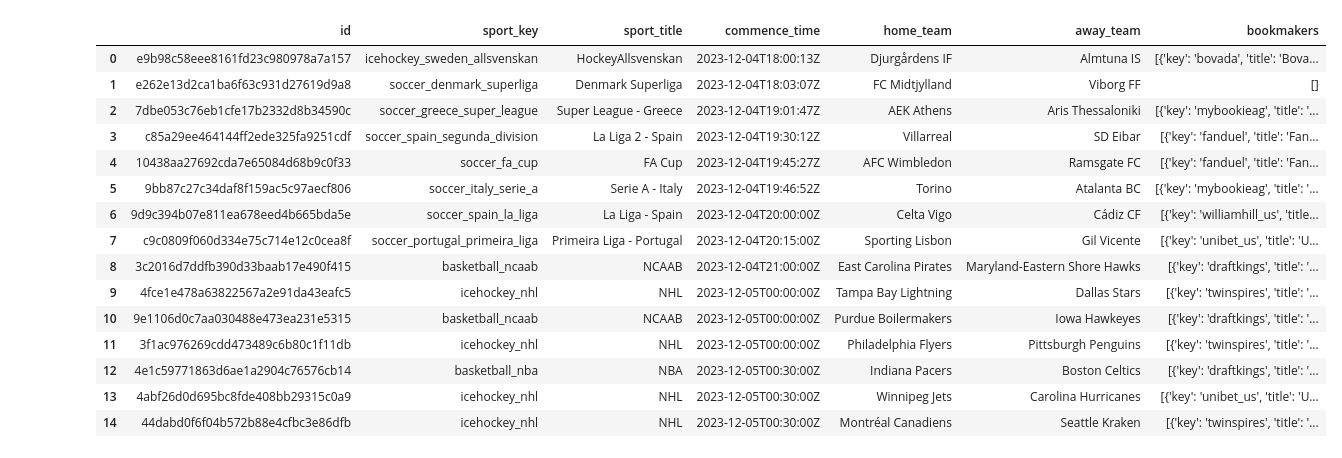
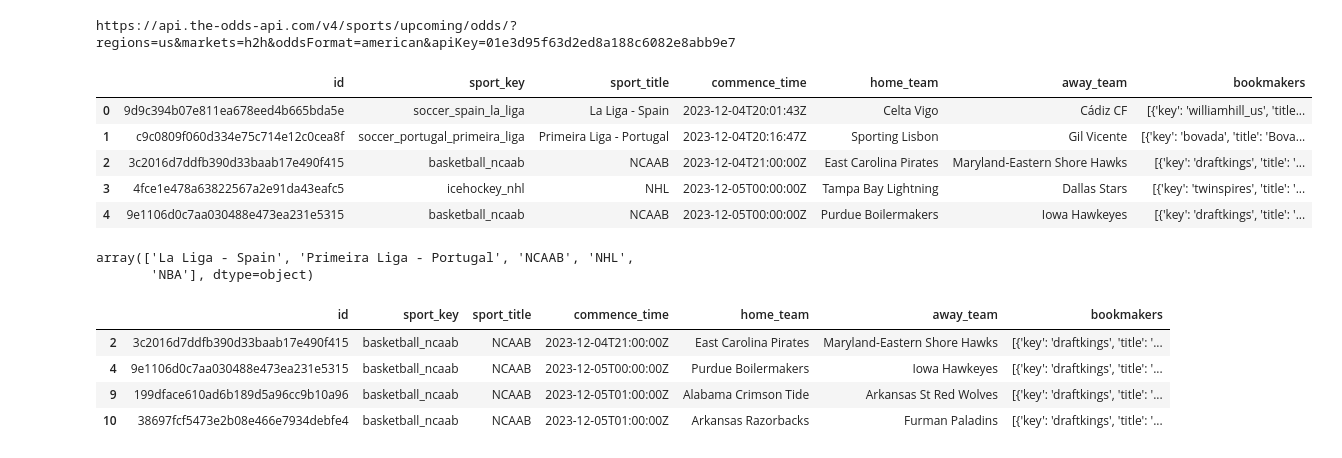
Before and after one commit to ist256/fall2023, a Jupyter notebook: lessons/13-visualization/Untitled.ipynb, the cells around one changed output. Drawn from its saved outputs; the diff is of its cells as text; code cells hidden in the pictures.

```diff
--- a/lessons/13-visualization/Untitled.ipynb
+++ b/lessons/13-visualization/Untitled.ipynb
@@ -1,27 +1,35 @@
 # %%
 import requests
 import pandas as pd
-
-url = "https://api.the-odds-api.com/v4/sports/upcoming/odds/?regions=us&markets=h2h&oddsFormat=american&apiKey=01e3d95f63d2ed8a188c6082e8abb9e7"
-
-response = requests.get(url)
+key = "01e3d95f63d2ed8a188c6082e8abb9e7"
+url = "https://api.the-odds-api.com/v4/sports/upcoming/odds/"
+params = {'regions': 'us', 'markets': 'h2h', 'oddsFormat': 'american', 'apiKey': key}
+response = requests.get(url, params=params)
+print(response.url)
+response.raise_for_status()
 data = response.json()
 df = pd.json_normalize(data)
-df
+df.head(5)
 # %% [output]
+https://api.the-odds-api.com/v4/sports/upcoming/odds/?regions=us&markets=h2h&oddsFormat=american&apiKey=01e3d95f63d2ed8a188c6082e8abb9e7
 |  | id | sport_key | sport_title | commence_time | home_team | away_team | bookmakers |
-| 0 | e9b98c58eee8161fd23c980978a7a157 | icehockey_sweden_allsvenskan | HockeyAllsvenskan | 2023-12-04T18:00:13Z | Djurgårdens IF | Almtuna IS | [{'key': 'bovada', 'title': 'Bova... |
-| 1 | e262e13d2ca1ba6f63c931d27619d9a8 | soccer_denmark_superliga | Denmark Superliga | 2023-12-04T18:03:07Z | FC Midtjylland | Viborg FF | [] |
-| 2 | 7dbe053c76eb1cfe17b2332d8b34590c | soccer_greece_super_league | Super League - Greece | 2023-12-04T19:01:47Z | AEK Athens | Aris Thessaloniki | [{'key': 'mybookieag', 'title': '... |
-| 3 | c85a29ee464144ff2ede325fa9251cdf | soccer_spain_segunda_division | La Liga 2 - Spain | 2023-12-04T19:30:12Z | Villarreal | SD Eibar | [{'key': 'fanduel', 'title': 'Fan... |
-| 4 | 10438aa27692cda7e65084d68b9c0f33 | soccer_fa_cup | FA Cup | 2023-12-04T19:45:27Z | AFC Wimbledon | Ramsgate FC | [{'key': 'fanduel', 'title': 'Fan... |
-| 5 | 9bb87c27c34daf8f159ac5c97aecf806 | soccer_italy_serie_a | Serie A - Italy | 2023-12-04T19:46:52Z | Torino | Atalanta BC | [{'key': 'mybookieag', 'title': '... |
-| 6 | 9d9c394b07e811ea678eed4b665bda5e | soccer_spain_la_liga | La Liga - Spain | 2023-12-04T20:00:00Z | Celta Vigo | Cádiz CF | [{'key': 'williamhill_us', 'title... |
-| 7 | c9c0809f060d334e75c714e12c0cea8f | soccer_portugal_primeira_liga | Primeira Liga - Portugal | 2023-12-04T20:15:00Z | Sporting Lisbon | Gil Vicente | [{'key': 'unibet_us', 'title': 'U... |
-| 8 | 3c2016d7ddfb390d33baab17e490f415 | basketball_ncaab | NCAAB | 2023-12-04T21:00:00Z | East Carolina Pirates | Maryland-Eastern Shore Hawks | [{'key': 'draftkings', 'title': '... |
-| 9 | 4fce1e478a63822567a2e91da43eafc5 | icehockey_nhl | NHL | 2023-12-05T00:00:00Z | Tampa Bay Lightning | Dallas Stars | [{'key': 'twinspires', 'title': '... |
-| 10 | 9e1106d0c7aa030488e473ea231e5315 | basketball_ncaab | NCAAB | 2023-12-05T00:00:00Z | Purdue Boilermakers | Iowa Hawkeyes | [{'key': 'draftkings', 'title': '... |
-| 11 | 3f1ac976269cdd473489c6b80c1f11db | icehockey_nhl | NHL | 2023-12-05T00:00:00Z | Philadelphia Flyers | Pittsburgh Penguins | [{'key': 'twinspires', 'title': '... |
-| 12 | 4e1c59771863d6ae1a2904c76576cb14 | basketball_nba | NBA | 2023-12-05T00:30:00Z | Indiana Pacers | Boston Celtics | [{'key': 'draftkings', 'title': '... |
-| 13 | 4abf26d0d695bc8fde408bb29315c0a9 | icehockey_nhl | NHL | 2023-12-05T00:30:00Z | Winnipeg Jets | Carolina Hurricanes | [{'key': 'unibet_us', 'title': 'U... |
-| 14 | 44dabd0f6f04b572b88e4cfbc3e86dfb | icehockey_nhl | NHL | 2023-12-05T00:30:00Z | Montréal Canadiens | Seattle Kraken | [{'key': 'twinspires', 'title': '... |
+| 0 | 9d9c394b07e811ea678eed4b665bda5e | soccer_spain_la_liga | La Liga - Spain | 2023-12-04T20:01:43Z | Celta Vigo | Cádiz CF | [{'key': 'williamhill_us', 'title... |
+| 1 | c9c0809f060d334e75c714e12c0cea8f | soccer_portugal_primeira_liga | Primeira Liga - Portugal | 2023-12-04T20:16:47Z | Sporting Lisbon | Gil Vicente | [{'key': 'bovada', 'title': 'Bova... |
+| 2 | 3c2016d7ddfb390d33baab17e490f415 | basketball_ncaab | NCAAB | 2023-12-04T21:00:00Z | East Carolina Pirates | Maryland-Eastern Shore Hawks | [{'key': 'draftkings', 'title': '... |
+| 3 | 4fce1e478a63822567a2e91da43eafc5 | icehockey_nhl | NHL | 2023-12-05T00:00:00Z | Tampa Bay Lightning | Dallas Stars | [{'key': 'twinspires', 'title': '... |
+| 4 | 9e1106d0c7aa030488e473ea231e5315 | basketball_ncaab | NCAAB | 2023-12-05T00:00:00Z | Purdue Boilermakers | Iowa Hawkeyes | [{'key': 'draftkings', 'title': '... |
+# %%
+titles = df['sport_title'].unique()
+titles
+# %% [output]
+array(['La Liga - Spain', 'Primeira Liga - Portugal', 'NCAAB', 'NHL',
+       'NBA'], dtype=object)
+# %%
+hoops = df[df['sport_title']=='NCAAB']
+hoops
+# %% [output]
+|  | id | sport_key | sport_title | commence_time | home_team | away_team | bookmakers |
+| 2 | 3c2016d7ddfb390d33baab17e490f415 | basketball_ncaab | NCAAB | 2023-12-04T21:00:00Z | East Carolina Pirates | Maryland-Eastern Shore Hawks | [{'key': 'draftkings', 'title': '... |
+| 4 | 9e1106d0c7aa030488e473ea231e5315 | basketball_ncaab | NCAAB | 2023-12-05T00:00:00Z | Purdue Boilermakers | Iowa Hawkeyes | [{'key': 'draftkings', 'title': '... |
+| 9 | 199dface610ad6b189d5a96cc9b10a96 | basketball_ncaab | NCAAB | 2023-12-05T01:00:00Z | Alabama Crimson Tide | Arkansas St Red Wolves | [{'key': 'draftkings', 'title': '... |
+| 10 | 38697fcf5473e2b08e466e7934debfe4 | basketball_ncaab | NCAAB | 2023-12-05T01:00:00Z | Arkansas Razorbacks | Furman Paladins | [{'key': 'draftkings', 'title': '... |
```
Also changed, not shown: parts of 4 cells of this notebook, 5 other files.
